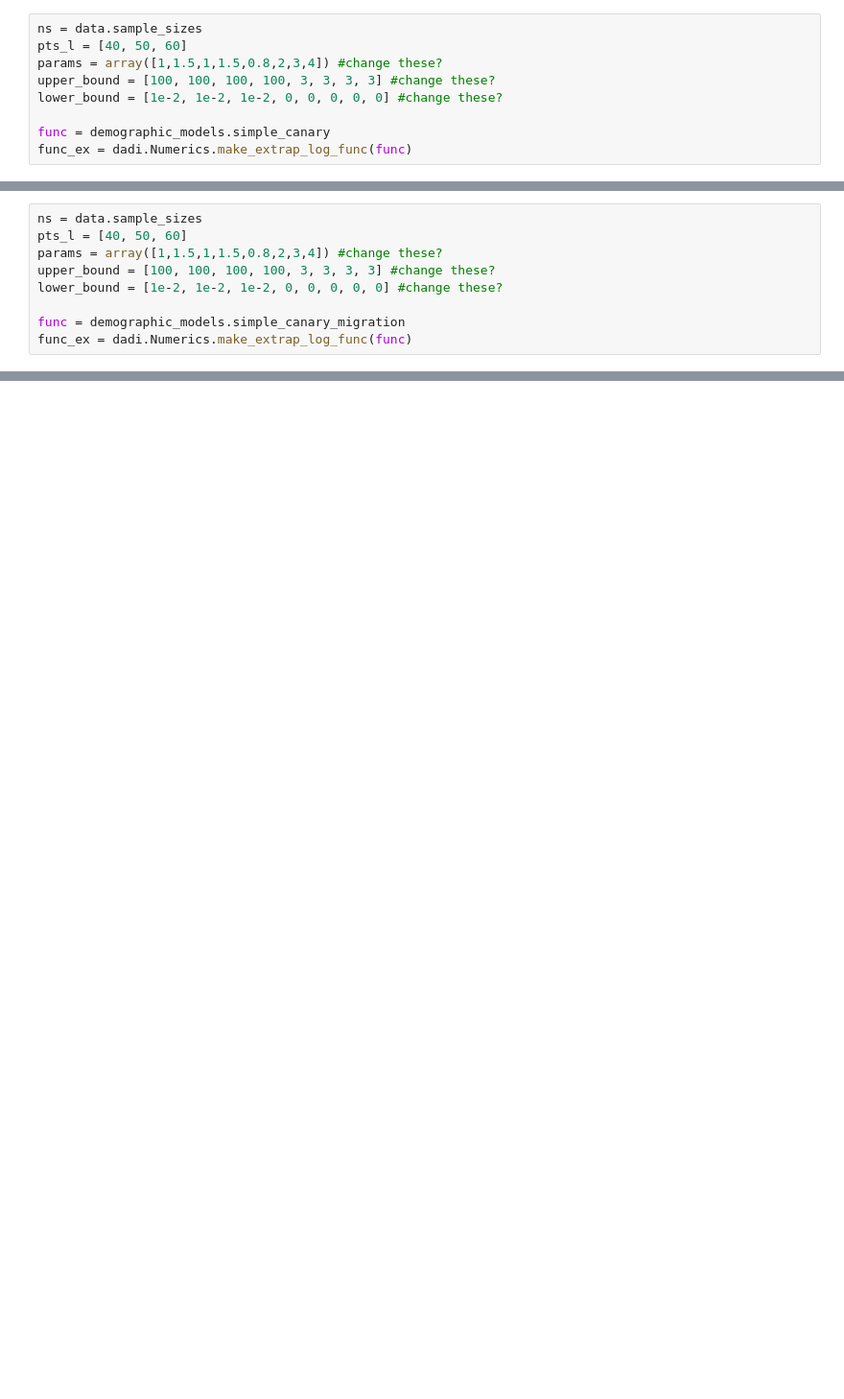
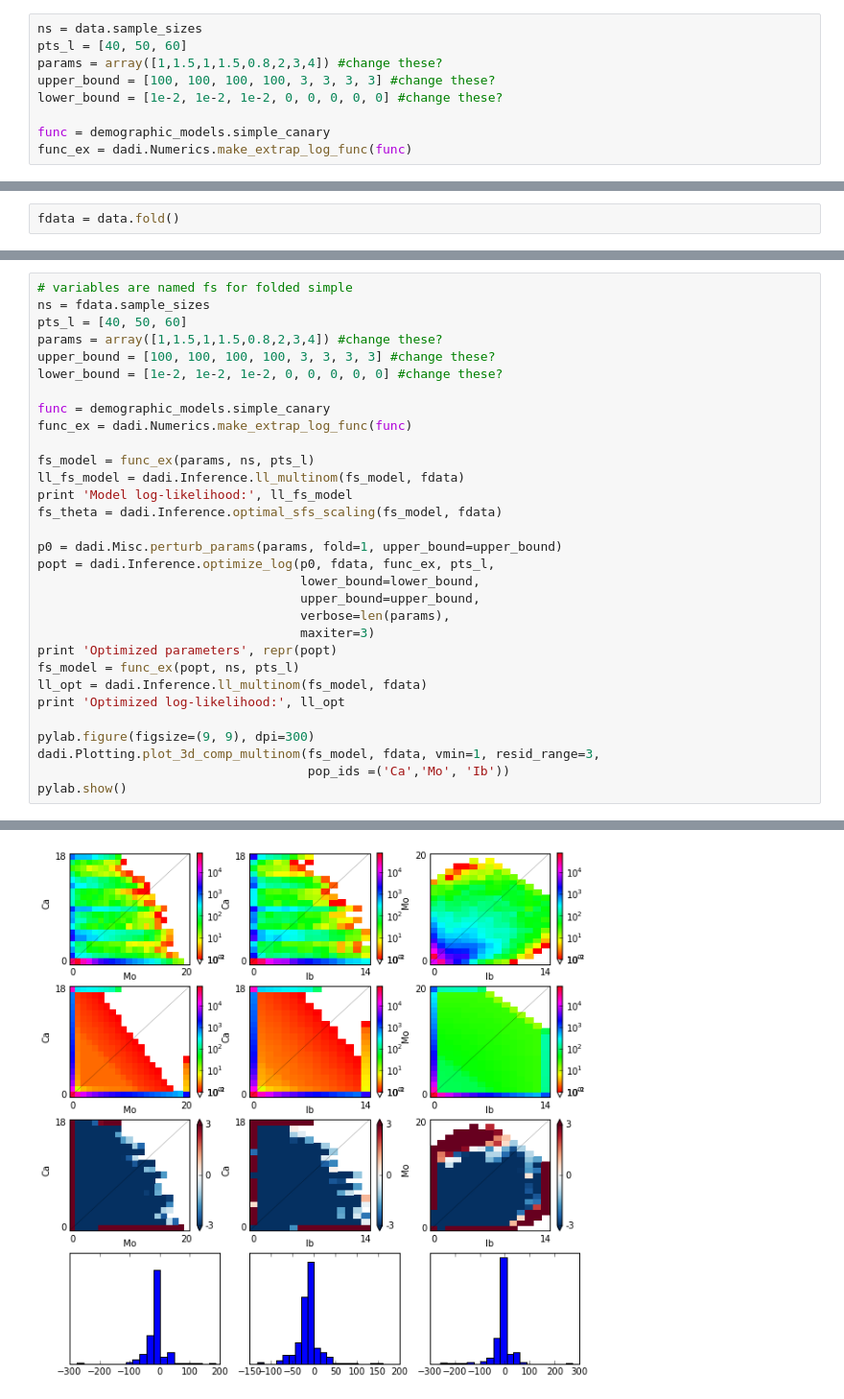
Before and after one commit to arundurvasula/AtCanary, a Jupyter notebook: scripts/Arabidopsis.ipynb, the cells around one changed output, grey strips where cells are left out. Shown: that part at 96% size. Drawn from its saved outputs; the diff is of its cells as text; blank space fills up the shorter version.

```diff
--- a/scripts/Arabidopsis.ipynb
+++ b/scripts/Arabidopsis.ipynb
@@ -125,0 +185,2 @@ Model parameters:
+# %%
+fdata = data.fold()
@@ -126,9 +189,32 @@ Model parameters:
 # %%
-ns = data.sample_sizes
+# variables are named fs for folded simple
+ns = fdata.sample_sizes
 pts_l = [40, 50, 60]
 params = array([1,1.5,1,1.5,0.8,2,3,4]) #change these?
 upper_bound = [100, 100, 100, 100, 3, 3, 3, 3] #change these?
 lower_bound = [1e-2, 1e-2, 1e-2, 0, 0, 0, 0, 0] #change these?
 
-func = demographic_models.simple_canary_migration
+func = demographic_models.simple_canary
 func_ex = dadi.Numerics.make_extrap_log_func(func)
+
+fs_model = func_ex(params, ns, pts_l)
+ll_fs_model = dadi.Inference.ll_multinom(fs_model, fdata)
+print 'Model log-likelihood:', ll_fs_model
+fs_theta = dadi.Inference.optimal_sfs_scaling(fs_model, fdata)
+
+p0 = dadi.Misc.perturb_params(params, fold=1, upper_bound=upper_bound)
+popt = dadi.Inference.optimize_log(p0, fdata, func_ex, pts_l,
+                                   lower_bound=lower_bound,
+                                   upper_bound=upper_bound,
+                                   verbose=len(params),
+                                   maxiter=3)
+print 'Optimized parameters', repr(popt)
+fs_model = func_ex(popt, ns, pts_l)
+ll_opt = dadi.Inference.ll_multinom(fs_model, fdata)
+print 'Optimized log-likelihood:', ll_opt
+
+pylab.figure(figsize=(9, 9), dpi=300)
+dadi.Plotting.plot_3d_comp_multinom(fs_model, fdata, vmin=1, resid_range=3,
+                                    pop_ids =('Ca','Mo', 'Ib'))
+pylab.show()
+# %% [output]
@@ -134,0 +234 @@ func_ex = dadi.Numerics.make_extrap_log_func(func)
+[figure, added]
```
Also changed, not shown: parts of 23 cells of this notebook, 4 other files.
